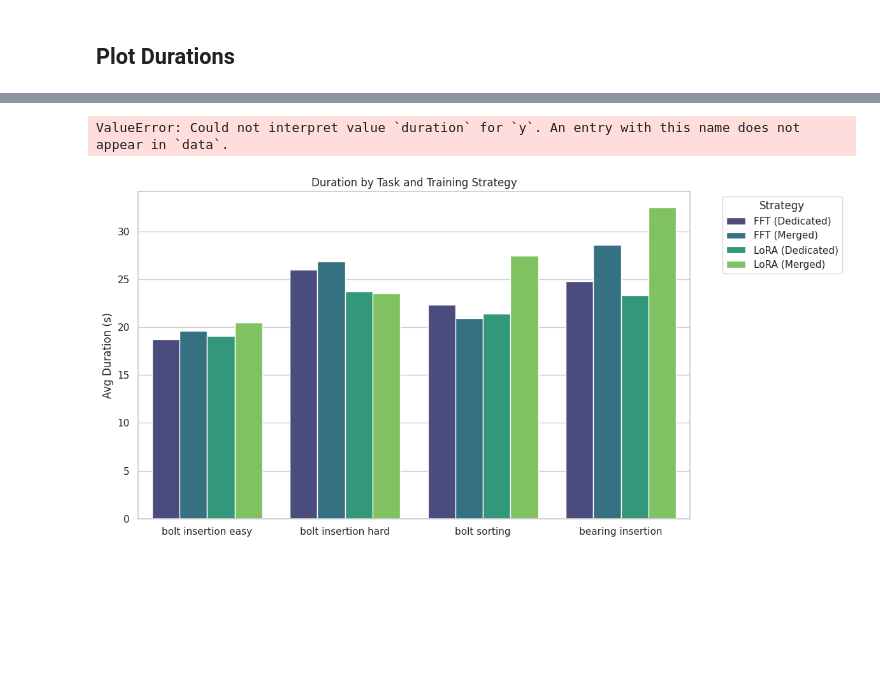
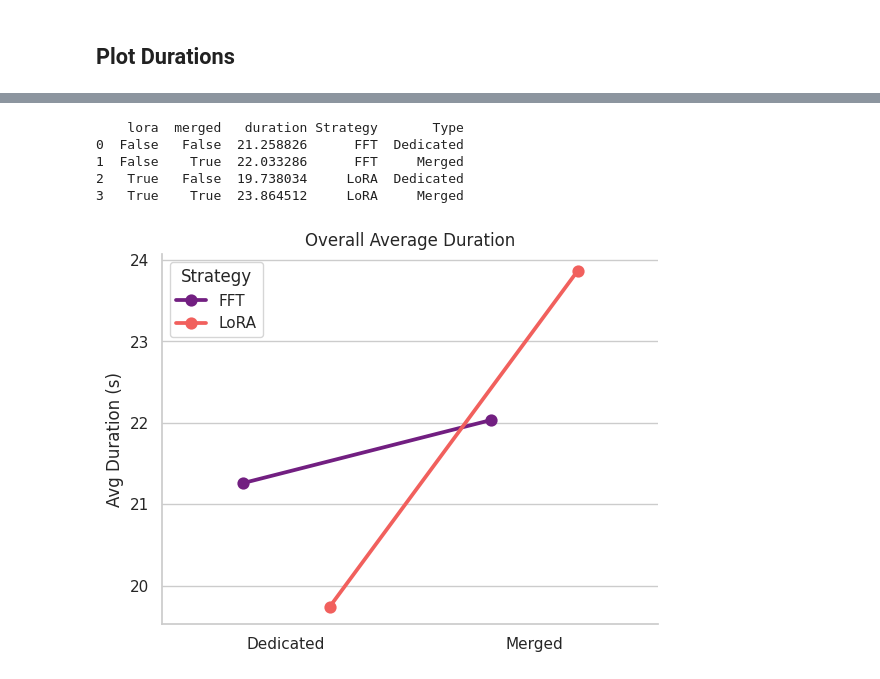
Before and after one commit to F-Fer/lerobot_ur5e_gello, a Jupyter notebook: notebooks/model_performance_analysis.ipynb, the cells around one changed output, grey strips where cells are left out. Drawn from its saved outputs; the diff is of its cells as text; code cells hidden in the pictures; blank space fills up the shorter version.

```diff
--- a/notebooks/model_performance_analysis.ipynb
+++ b/notebooks/model_performance_analysis.ipynb
@@ -390,53 +390,32 @@ df_success_only
 # %%
+# We group by the broad categories for a high-level view
+summary_df = df_success_only.groupby(['lora', 'merged'])['duration'].mean().reset_index()
+summary_df['Strategy'] = summary_df.apply(lambda x:
+    f"{'LoRA' if x['lora'] else 'FFT'}", axis=1)
+summary_df['Type'] = summary_df.apply(lambda x:
+    f"{'Merged' if x['merged'] else 'Dedicated'}", axis=1)
+
+print(summary_df)
+
 sns.set_theme(style="whitegrid")
 
 ax = sns.pointplot(
     data=summary_df,
     x="Type",
     y="duration",
     hue="Strategy",
     dodge=0.35,
     errorbar=("ci", 95),  # needs multiple samples per group to be meaningful
     capsize=0.15,
     palette="magma",
 )
 ax.set(title="Overall Average Duration", xlabel="", ylabel="Avg Duration (s)")
 sns.despine()
 plt.show()
 # %% [output]
-ValueError: Could not interpret value `duration` for `y`. An entry with this name does not appear in `data`.
+    lora  merged   duration Strategy       Type
+0  False   False  21.258826      FFT  Dedicated
+1  False    True  22.033286      FFT     Merged
+2   True   False  19.738034     LoRA  Dedicated
+3   True    True  23.864512     LoRA     Merged
+[figure, added]
-# %%
-sns.set_theme(style="whitegrid")
-plt.rcParams.update({'font.size': 12})
-
-# 1. THE MAIN COMPARISON: Success Rate per Task
-# This answers: "Which model is best for which task?"
-plt.figure(figsize=(12, 6))
-# Create a custom 'Method' column for cleaner legends
-df['Method'] = df.apply(lambda x:
-    f"{'LoRA' if x['lora'] else 'FFT'} ({'Merged' if x['merged'] else 'Dedicated'})", axis=1)
-
-task_stings = {
-    1: "bolt insertion easy",
-    2: "bolt insertion hard",
-    3: "bolt sorting",
-    4: "bearing insertion"
-}
-
-df['task_str'] = df['task'].apply(lambda x: task_stings[x])
-
-sns.barplot(
-    data=df.sort_values(by="task"),
-    x="task_str",
-    y="avg_duration",
-    hue="Method",
-    palette="viridis"
-)
-plt.title("Duration by Task and Training Strategy")
-plt.ylabel("Avg Duration (s)")
-plt.xlabel("")
-plt.legend(title="Strategy", bbox_to_anchor=(1.05, 1), loc='upper left')
-plt.tight_layout()
-plt.show()
-# %% [output]
-[figure, removed]
```
Also changed, not shown: parts of 16 cells of this notebook.
